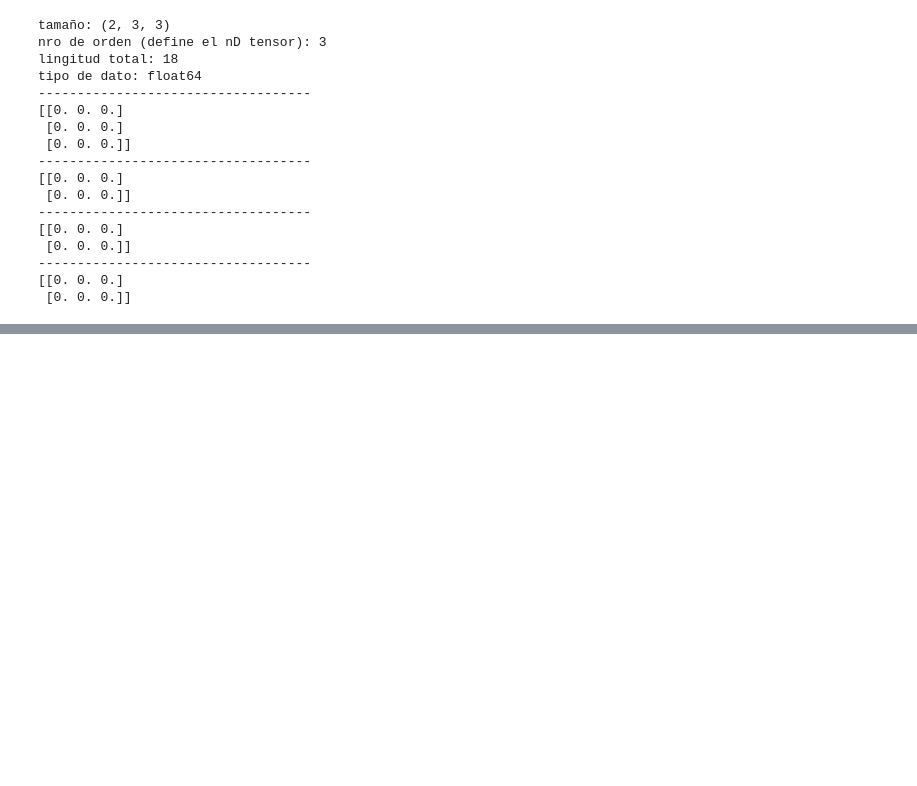
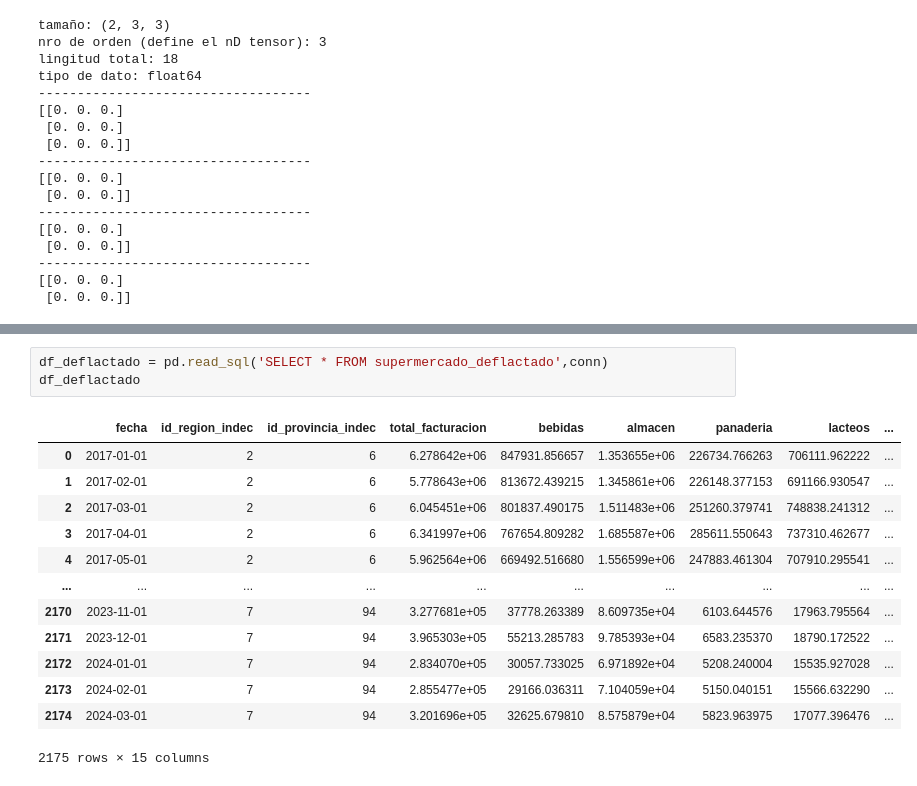
Before and after one commit to gastonbenitez2001/diplomatura_unne, a Jupyter notebook: Clases de Python/pruebas.ipynb, the cells around one changed output, grey strips where cells are left out. Cells and saved outputs as stored; diff of their text form; blank space fills up the shorter version.

```diff
--- a/Clases de Python/pruebas.ipynb
+++ b/Clases de Python/pruebas.ipynb
@@ -69,0 +81,17 @@ tipo de dato: float64
+# %%
+df_deflactado = pd.read_sql('SELECT * FROM supermercado_deflactado',conn)
+df_deflactado
+# %% [output]
+|  | fecha | id_region_indec | id_provincia_indec | total_facturacion | bebidas | almacen | panaderia | lacteos | ... |
+| 0 | 2017-01-01 | 2 | 6 | 6.278642e+06 | 847931.856657 | 1.353655e+06 | 226734.766263 | 706111.962222 | ... |
+| 1 | 2017-02-01 | 2 | 6 | 5.778643e+06 | 813672.439215 | 1.345861e+06 | 226148.377153 | 691166.930547 | ... |
+| 2 | 2017-03-01 | 2 | 6 | 6.045451e+06 | 801837.490175 | 1.511483e+06 | 251260.379741 | 748838.241312 | ... |
+| 3 | 2017-04-01 | 2 | 6 | 6.341997e+06 | 767654.809282 | 1.685587e+06 | 285611.550643 | 737310.462677 | ... |
+| 4 | 2017-05-01 | 2 | 6 | 5.962564e+06 | 669492.516680 | 1.556599e+06 | 247883.461304 | 707910.295541 | ... |
+| ... | ... | ... | ... | ... | ... | ... | ... | ... | ... |
+| 2170 | 2023-11-01 | 7 | 94 | 3.277681e+05 | 37778.263389 | 8.609735e+04 | 6103.644576 | 17963.795564 | ... |
+| 2171 | 2023-12-01 | 7 | 94 | 3.965303e+05 | 55213.285783 | 9.785393e+04 | 6583.235370 | 18790.172522 | ... |
+| 2172 | 2024-01-01 | 7 | 94 | 2.834070e+05 | 30057.733025 | 6.971892e+04 | 5208.240004 | 15535.927028 | ... |
+| 2173 | 2024-02-01 | 7 | 94 | 2.855477e+05 | 29166.036311 | 7.104059e+04 | 5150.040151 | 15566.632290 | ... |
+| 2174 | 2024-03-01 | 7 | 94 | 3.201696e+05 | 32625.679810 | 8.575879e+04 | 5823.963975 | 17077.396476 | ... |
+2175 rows × 15 columns
```
Also changed, not shown: parts of 6 cells of this notebook.
